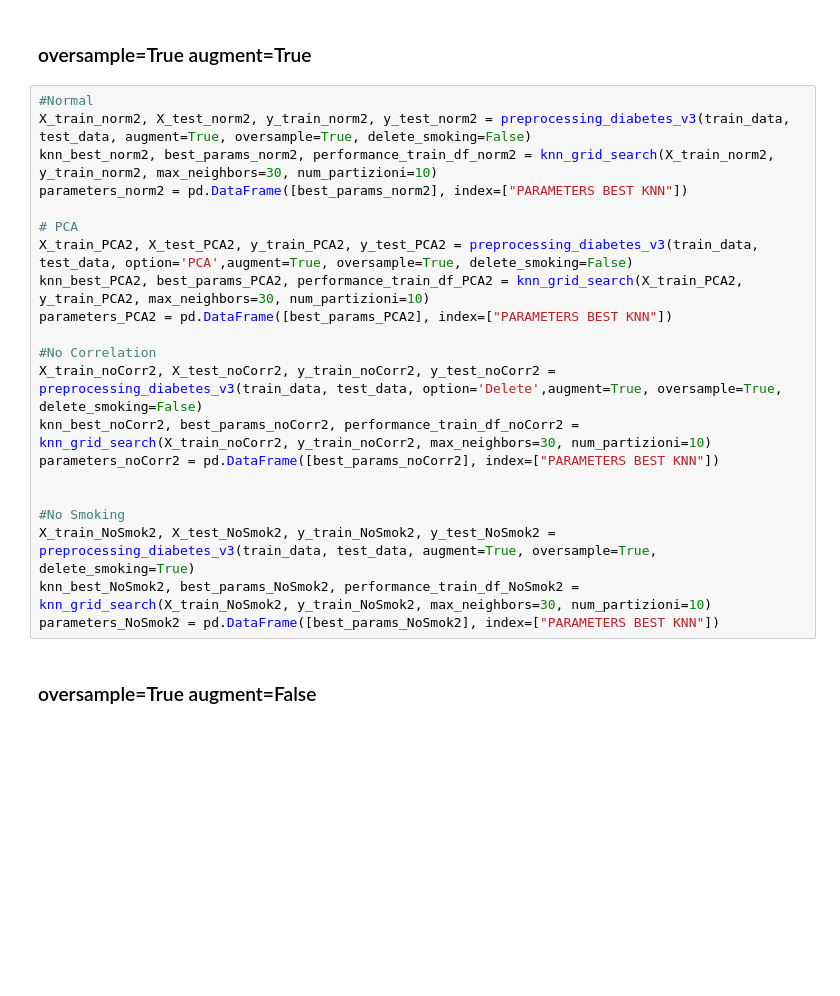
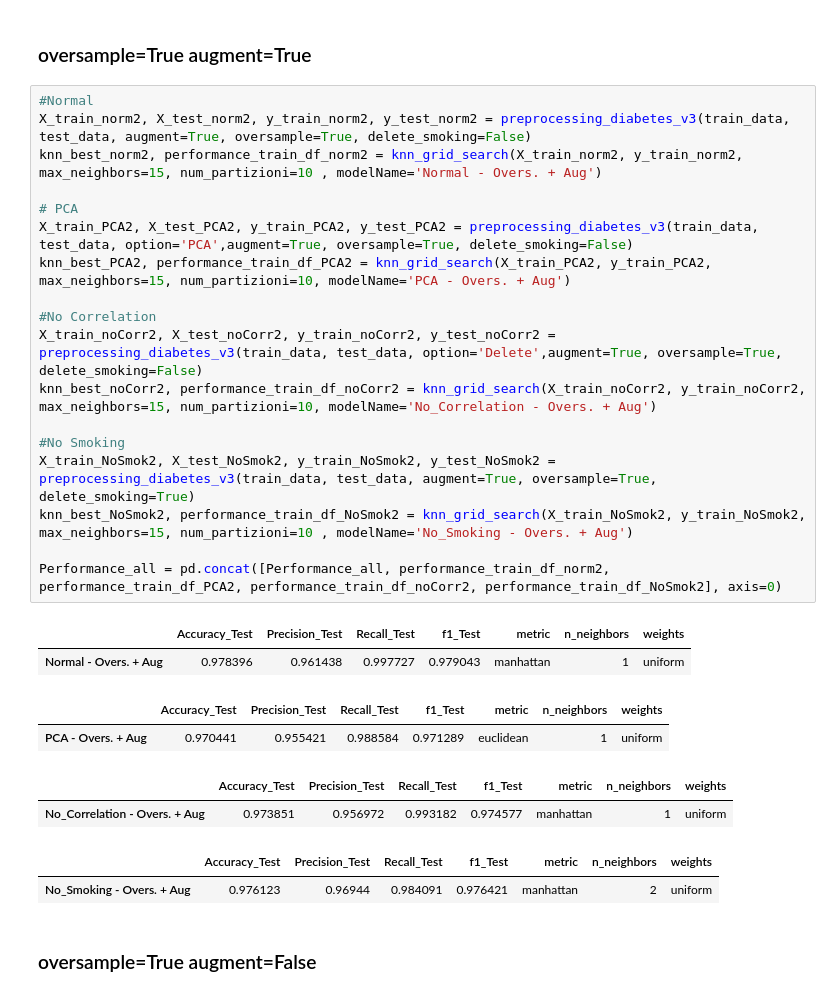
Before and after one commit to MaddalenaGhiotti/BusinessIntelligenceProject, a Jupyter notebook: Martina/KNN28giuCoerenteReport copy.ipynb, the cells around one changed output. Saved outputs shown, nothing was run; the diff lists cells and outputs as text; blank space fills up the shorter version.

```diff
--- a/Martina/KNN24giuCoerenteReport.ipynb
+++ b/Martina/KNN28giuCoerenteReport copy.ipynb
@@ -140,24 +151,30 @@ parameters_NoSmok = pd.DataFrame([best_params_NoSmok], index=["PARAMETERS BEST K
 # %%
 #Normal
 X_train_norm2, X_test_norm2, y_train_norm2, y_test_norm2 = preprocessing_diabetes_v3(train_data, test_data, augment=True, oversample=True, delete_smoking=False)
-knn_best_norm2, best_params_norm2, performance_train_df_norm2 = knn_grid_search(X_train_norm2, y_train_norm2, max_neighbors=30, num_partizioni=10)
-parameters_norm2 = pd.DataFrame([best_params_norm2], index=["PARAMETERS BEST KNN"])
+knn_best_norm2, performance_train_df_norm2 = knn_grid_search(X_train_norm2, y_train_norm2, max_neighbors=15, num_partizioni=10 , modelName='Normal - Overs. + Aug')
 
 # PCA
 X_train_PCA2, X_test_PCA2, y_train_PCA2, y_test_PCA2 = preprocessing_diabetes_v3(train_data, test_data, option='PCA',augment=True, oversample=True, delete_smoking=False)
-knn_best_PCA2, best_params_PCA2, performance_train_df_PCA2 = knn_grid_search(X_train_PCA2, y_train_PCA2, max_neighbors=30, num_partizioni=10)
-parameters_PCA2 = pd.DataFrame([best_params_PCA2], index=["PARAMETERS BEST KNN"])
+knn_best_PCA2, performance_train_df_PCA2 = knn_grid_search(X_train_PCA2, y_train_PCA2, max_neighbors=15, num_partizioni=10, modelName='PCA - Overs. + Aug')
 
 #No Correlation
 X_train_noCorr2, X_test_noCorr2, y_train_noCorr2, y_test_noCorr2 = preprocessing_diabetes_v3(train_data, test_data, option='Delete',augment=True, oversample=True, delete_smoking=False)
-knn_best_noCorr2, best_params_noCorr2, performance_train_df_noCorr2 = knn_grid_search(X_train_noCorr2, y_train_noCorr2, max_neighbors=30, num_partizioni=10)
-parameters_noCorr2 = pd.DataFrame([best_params_noCorr2], index=["PARAMETERS BEST KNN"])
-
+knn_best_noCorr2, performance_train_df_noCorr2 = knn_grid_search(X_train_noCorr2, y_train_noCorr2, max_neighbors=15, num_partizioni=10, modelName='No_Correlation - Overs. + Aug')
 
 #No Smoking
 X_train_NoSmok2, X_test_NoSmok2, y_train_NoSmok2, y_test_NoSmok2 = preprocessing_diabetes_v3(train_data, test_data, augment=True, oversample=True, delete_smoking=True)
-knn_best_NoSmok2, best_params_NoSmok2, performance_train_df_NoSmok2 = knn_grid_search(X_train_NoSmok2, y_train_NoSmok2, max_neighbors=30, num_partizioni=10)
-parameters_NoSmok2 = pd.DataFrame([best_params_NoSmok2], index=["PARAMETERS BEST KNN"])
+knn_best_NoSmok2, performance_train_df_NoSmok2 = knn_grid_search(X_train_NoSmok2, y_train_NoSmok2, max_neighbors=15, num_partizioni=10 , modelName='No_Smoking - Overs. + Aug')
+
+Performance_all = pd.concat([Performance_all, performance_train_df_norm2, performance_train_df_PCA2, performance_train_df_noCorr2, performance_train_df_NoSmok2], axis=0)
+# %% [output]
+|  | Accuracy_Test | Precision_Test | Recall_Test | f1_Test | metric | n_neighbors | weights |
+| Normal - Overs. + Aug | 0.978396 | 0.961438 | 0.997727 | 0.979043 | manhattan | 1 | uniform |
+|  | Accuracy_Test | Precision_Test | Recall_Test | f1_Test | metric | n_neighbors | weights |
+| PCA - Overs. + Aug | 0.970441 | 0.955421 | 0.988584 | 0.971289 | euclidean | 1 | uniform |
+|  | Accuracy_Test | Precision_Test | Recall_Test | f1_Test | metric | n_neighbors | weights |
+| No_Correlation - Overs. + Aug | 0.973851 | 0.956972 | 0.993182 | 0.974577 | manhattan | 1 | uniform |
+|  | Accuracy_Test | Precision_Test | Recall_Test | f1_Test | metric | n_neighbors | weights |
+| No_Smoking - Overs. + Aug | 0.976123 | 0.96944 | 0.984091 | 0.976421 | manhattan | 2 | uniform |
 # %% [markdown]
 ### oversample=True augment=False
 # %%
```
Also changed, not shown: parts of 5 cells of this notebook.
